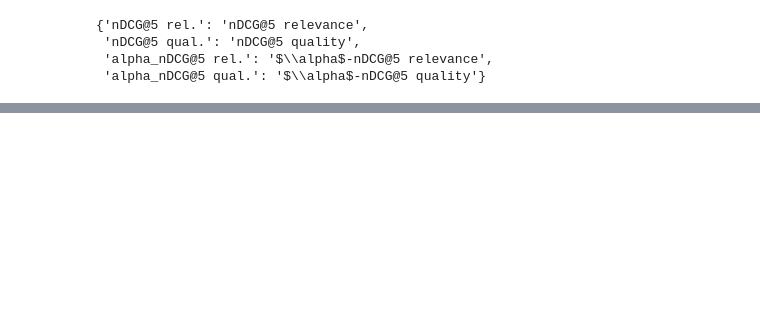
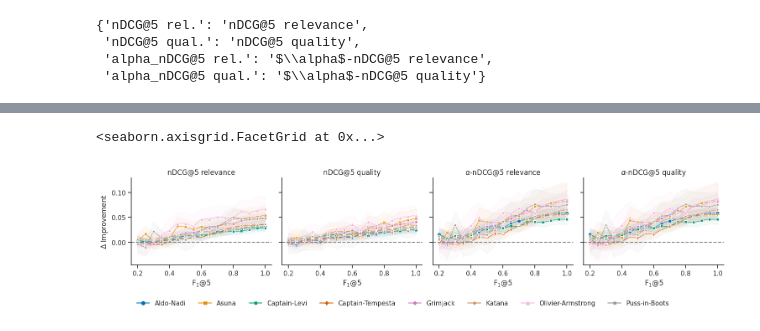
Before and after one commit to webis-de/argmining23-stance-aware-re-ranking, a Jupyter notebook: evaluation_reranking_f1.ipynb, the cells around one changed output, grey strips where cells are left out. Drawn from its saved outputs; the diff is of its cells as text; code cells hidden in the pictures; blank space fills up the shorter version.

```diff
--- a/evaluation_reranking_f1.ipynb
+++ b/evaluation_reranking_f1.ipynb
@@ -152,7 +144,7 @@ significances
 # %%
-first_bin = 0.40
+first_bin = 0.2
 last_bin = 1.00
-bin_step = 0.1
+bin_step = 0.05
 bins = list(arange(
     first_bin - (bin_step / 2),
     last_bin + (bin_step / 2) + 0.0001,
@@ -171,34 +173,49 @@ bins
+# %%
+width = 4
 # %%
 set_theme()
 set_style("ticks")
+aspect = 1.25
+df_plot_differences = differences.copy()
+df_plot_differences = df_plot_differences[df_plot_differences["target_f1"] >= first_bin]
 plot_differences = FacetGrid(
-    data=differences[differences["target_f1"] >= first_bin],
+    data=df_plot_differences,
     col="measure",
     sharex=True,
-    sharey=False,
-    # sharey=True,
-    height=3,
-    aspect=1.0,
+    sharey=True,
+    height=width / aspect,
+    aspect=aspect,
 )
 plot_differences.map_dataframe(
     lineplot,
     x="target_f1",
     y="difference",
     hue="team",
-    hue_order=teams,
-    palette=color_palette("colorblind")[:len(df["team"].unique())],
+    hue_order=df_plot_differences["team"].sort_values().unique(),
+    palette=color_palette("colorblind")[:len(df_plot_differences["team"].unique())],
     markers=True,
     dashes=False,
-    # style="team",
+    style="team",
     err_style="band",
     err_kws=dict(
         alpha=0.05,
     ),
+    linewidth=0.8,
 )
-plot_differences.set_xlabels(r"F$_1$-score")
-plot_differences.add_legend()
+plot_differences.refline(y=0)
+plot_differences.set_xlabels(r"F$_1$@5")
+plot_differences.set_ylabels(r"$\Delta$ Improvement")
+plot_differences.add_legend(
+    loc="upper center",
+    ncols=len(df_plot_differences["team"].unique()),
+    bbox_to_anchor=(0.28, 0),
+)
+plot_differences.set_titles(col_template="{col_name}")
 plot_differences.savefig("data/plot-reranking-f1-difference-best-run.pdf", transparent=True)
 plot_differences.savefig("data/plot-reranking-f1-difference-best-run.png")
 plot_differences
+# %% [output]
+<seaborn.axisgrid.FacetGrid at 0x...>
+[figure, added]
 # %%
 num_comparisons_per_run = 3
```
Also changed, not shown: parts of 9 cells of this notebook, 2 other files.
